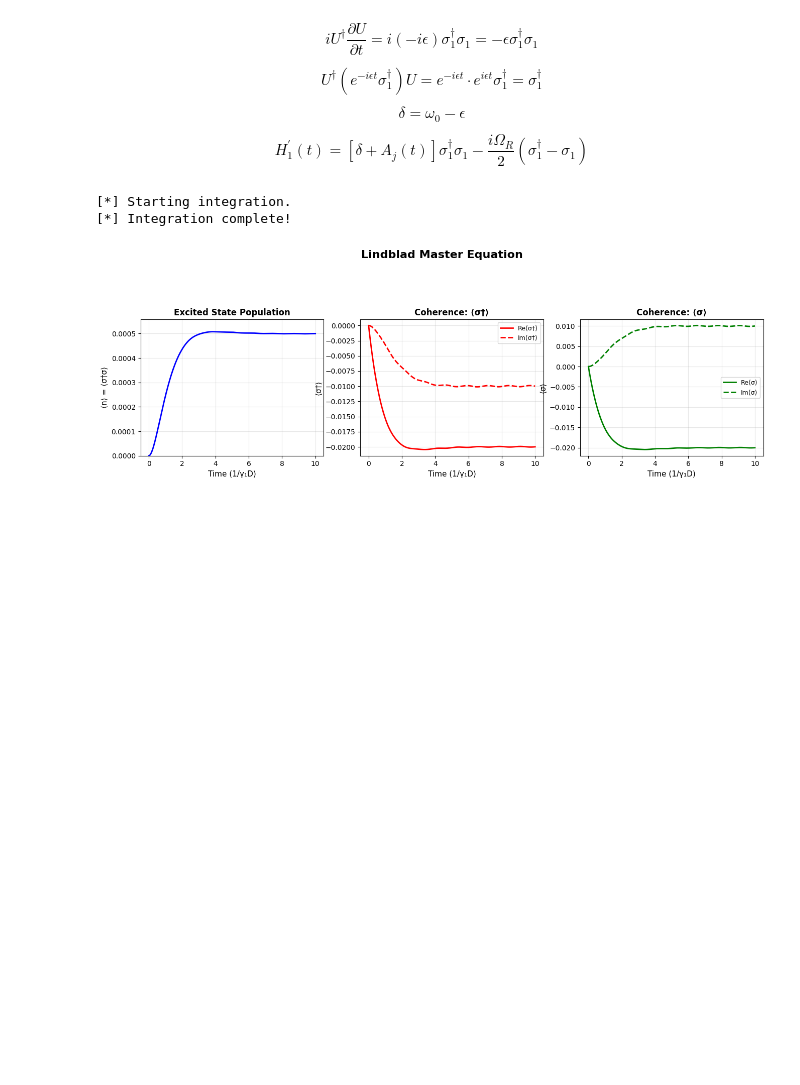
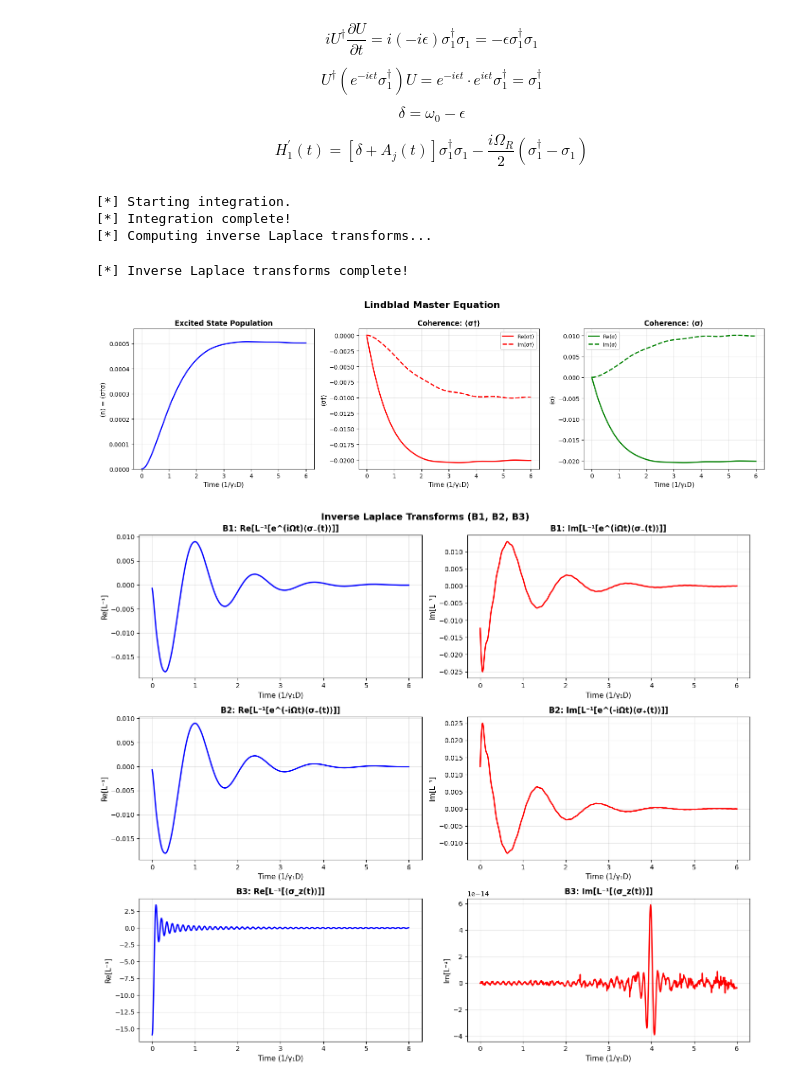
Before and after one commit to JoshuaTan42/QuantumPhotonics, a Jupyter notebook: QuTiP.ipynb, the cells around one changed output. Saved outputs shown, nothing was run; the diff lists cells and outputs as text; code cells hidden in the pictures; blank space fills up the shorter version.

```diff
--- a/QuTiP.ipynb
+++ b/QuTiP.ipynb
@@ -116,7 +145,7 @@ psi0 = np.array([1, 0], dtype=complex)  # Initial ground state, outer product
 rho0 = np.outer(psi0, psi0.conj())
 rho0_vec = rho0.flatten()
 
-t_final = 10 / gamma_1D
+t_final = 6 / gamma_1D
 times = np.linspace(0, t_final, 1000)
 
 print("[*] Starting integration.")
@@ -143,16 +172,22 @@ for i, t in enumerate(solution.t):
     sigma_dag_expect[i] = np.trace(rho @ sigma_dag)
     sigma_expect[i] = np.trace(rho @ sigma)
 
-omega_range = np.linspace(-10, 10, 1000)
-s_values = 1j * omega_range
+# Compute inverse Laplace transforms for B1, B2, B3
+print("[*] Computing inverse Laplace transforms...")
+omega_range = np.linspace(-50, 50, 2000)  # Extended range for better accuracy
 
-B1_values = np.array([calculate_B1(s, Omega_R, gamma_1D, D, Omega) for s in s_values])
-B2_values = np.array([calculate_B2(s, Omega_R, gamma_1D, D, Omega) for s in s_values])
-B3_values = np.array([calculate_B3(s, gamma_1D, D, Omega) for s in s_values])
+B1_time = inverse_laplace_transform(calculate_B1, times, omega_range, Omega_R, gamma_1D, D, Omega)
+B2_time = inverse_laplace_transform(calculate_B2, times, omega_range, Omega_R, gamma_1D, D, Omega)
+B3_time = inverse_laplace_transform(calculate_B3, times, omega_range, gamma_1D, D, Omega)
+
+print("[*] Inverse Laplace transforms complete!")
 # %% [output]
 [*] Starting integration.
 [*] Integration complete!
+[*] Computing inverse Laplace transforms...
+[*] Inverse Laplace transforms complete!
 # %%
+# Plotting
 fig = plt.figure(figsize=(16, 12))
 
 # Population in excited state
@@ -161,31 +196,80 @@ ax1.plot(solution.t, n_expect, 'b-', linewidth=2)
 ax1.set_xlabel('Time (1/γ₁D)', fontsize=11)
 ax1.set_ylabel('⟨n⟩ = ⟨σ†σ⟩', fontsize=11)
 ax1.set_title('Excited State Population', fontsize=12, fontweight='bold')
 ax1.grid(True, alpha=0.3)
 ax1.set_ylim([0, max(n_expect) * 1.1])
 
 # Sigma_Dag
 ax2 = plt.subplot(3, 3, 2)
 ax2.plot(solution.t, sigma_dag_expect.real, 'r-', linewidth=2, label='Re⟨σ†⟩')
 ax2.plot(solution.t, sigma_dag_expect.imag, 'r--', linewidth=2, label='Im⟨σ†⟩')
 ax2.set_xlabel('Time (1/γ₁D)', fontsize=11)
 ax2.set_ylabel('⟨σ†⟩', fontsize=11)
 ax2.set_title('Coherence: ⟨σ†⟩', fontsize=12, fontweight='bold')
 ax2.legend(loc='best', fontsize=9)
 ax2.grid(True, alpha=0.3)
 
 # Sigma
 ax3 = plt.subplot(3, 3, 3)
 ax3.plot(solution.t, sigma_expect.real, 'g-', linewidth=2, label='Re⟨σ⟩')
 ax3.plot(solution.t, sigma_expect.imag, 'g--', linewidth=2, label='Im⟨σ⟩')
 ax3.set_xlabel('Time (1/γ₁D)', fontsize=11)
 ax3.set_ylabel('⟨σ⟩', fontsize=11)
 ax3.set_title('Coherence: ⟨σ⟩', fontsize=12, fontweight='bold')
 ax3.legend(loc='best', fontsize=9)
 ax3.grid(True, alpha=0.3)
 
 plt.suptitle('Lindblad Master Equation',
              fontsize=16, fontweight='bold', y=0.995)
+plt.tight_layout()
 plt.show()
+
+# Plot inverse Laplace transforms
+fig2, axes = plt.subplots(3, 2, figsize=(14, 12))
+
+# B1
+axes[0, 0].plot(times, B1_time.real, 'b-', linewidth=2)
+axes[0, 0].set_xlabel('Time (1/γ₁D)', fontsize=11)
+axes[0, 0].set_ylabel('Re[L⁻¹]', fontsize=11)
+axes[0, 0].set_title('B1: Re[L⁻¹[e^(iΩt)⟨σ₋(t)⟩]]', fontsize=12, fontweight='bold')
+axes[0, 0].grid(True, alpha=0.3)
+
+axes[0, 1].plot(times, B1_time.imag, 'r-', linewidth=2)
+axes[0, 1].set_xlabel('Time (1/γ₁D)', fontsize=11)
+axes[0, 1].set_ylabel('Im[L⁻¹]', fontsize=11)
+axes[0, 1].set_title('B1: Im[L⁻¹[e^(iΩt)⟨σ₋(t)⟩]]', fontsize=12, fontweight='bold')
+axes[0, 1].grid(True, alpha=0.3)
+
+# B2
+axes[1, 0].plot(times, B2_time.real, 'b-', linewidth=2)
+axes[1, 0].set_xlabel('Time (1/γ₁D)', fontsize=11)
+axes[1, 0].set_ylabel('Re[L⁻¹]', fontsize=11)
+axes[1, 0].set_title('B2: Re[L⁻¹[e^(-iΩt)⟨σ₊(t)⟩]]', fontsize=12, fontweight='bold')
+axes[1, 0].grid(True, alpha=0.3)
+
+axes[1, 1].plot(times, B2_time.imag, 'r-', linewidth=2)
+axes[1, 1].set_xlabel('Time (1/γ₁D)', fontsize=11)
+axes[1, 1].set_ylabel('Im[L⁻¹]', fontsize=11)
+axes[1, 1].set_title('B2: Im[L⁻¹[e^(-iΩt)⟨σ₊(t)⟩]]', fontsize=12, fontweight='bold')
+axes[1, 1].grid(True, alpha=0.3)
+
+# B3
+axes[2, 0].plot(times, B3_time.real, 'b-', linewidth=2)
+axes[2, 0].set_xlabel('Time (1/γ₁D)', fontsize=11)
+axes[2, 0].set_ylabel('Re[L⁻¹]', fontsize=11)
+axes[2, 0].set_title('B3: Re[L⁻¹[⟨σ_z(t)⟩]]', fontsize=12, fontweight='bold')
+axes[2, 0].grid(True, alpha=0.3)
+
+axes[2, 1].plot(times, B3_time.imag, 'r-', linewidth=2)
+axes[2, 1].set_xlabel('Time (1/γ₁D)', fontsize=11)
+axes[2, 1].set_ylabel('Im[L⁻¹]', fontsize=11)
+axes[2, 1].set_title('B3: Im[L⁻¹[⟨σ_z(t)⟩]]', fontsize=12, fontweight='bold')
+axes[2, 1].grid(True, alpha=0.3)
+
+plt.suptitle('Inverse Laplace Transforms (B1, B2, B3)',
+             fontsize=14, fontweight='bold')
+plt.tight_layout()
+plt.show()
 # %% [output]
-[figure, old version]
+[figure, new version]
+[figure, added]
```
Also changed, not shown: parts of 2 cells of this notebook.
